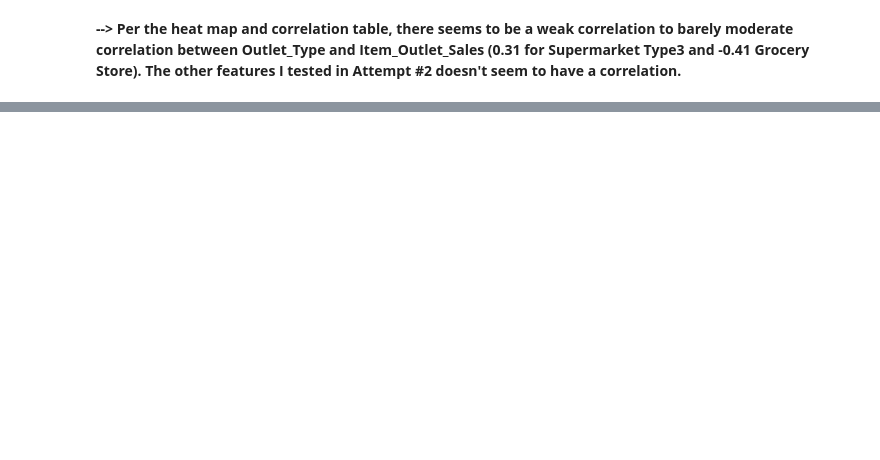
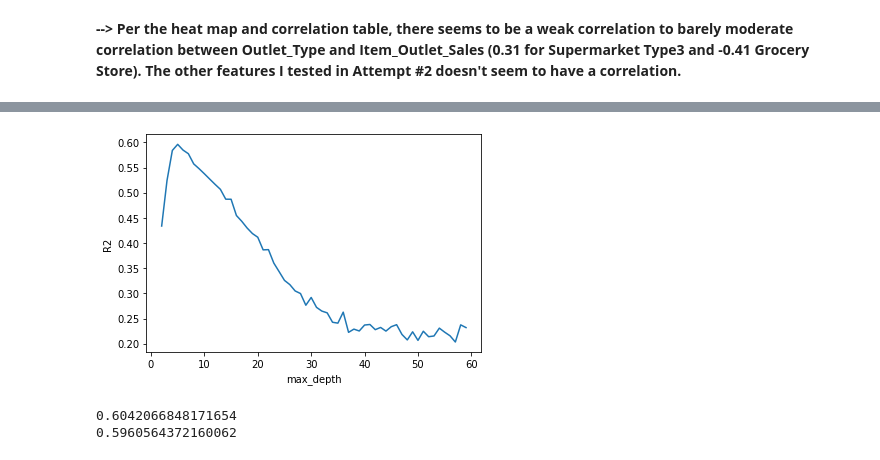
Before and after one commit to v-3sg/sales_predictions, a Jupyter notebook: sales_predictions.ipynb, the cells around one changed output, grey strips where cells are left out. Cells and saved outputs as stored; diff of their text form; code cells hidden in the pictures; blank space fills up the shorter version.

```diff
--- a/sales_predictions.ipynb
+++ b/sales_predictions.ipynb
@@ -635,8 +511,8 @@ Assign the "Item_Outlet_Sales" column as your target and the rest of the variabl
 # %%
 #set features matrix (X)
 #set 'Item_Outlet_Sales' as target (y)
-X = new_df.drop('Item_Outlet_Sales', axis=1)
-y = new_df['Item_Outlet_Sales']
+X = encoded_df.drop('Item_Outlet_Sales', axis=1)
+y = encoded_df['Item_Outlet_Sales']
 # %%
 print(X.shape)
 print(y.shape)
@@ -816,0 +711,3 @@ sns.heatmap(correlate_df2, annot = True, cmap="coolwarm");
+# %%
+#instance of model
+dec_tree = DecisionTreeRegressor(random_state = 42)
@@ -816,0 +716,3 @@ sns.heatmap(correlate_df2, annot = True, cmap="coolwarm");
+# %%
+#fit model
+dec_tree.fit(X_train, y_train)
@@ -816,0 +746,12 @@ sns.heatmap(correlate_df2, annot = True, cmap="coolwarm");
+# %%
+#use function code to tune parameters
+# List of values to try for max_depth:
+max_depth_range = list(range(2, 60)) # will try every value between 2 and 60
+# List to store the score for each value of max_depth:
+r2_dec_tree = []
+for depth in max_depth_range:
+    dec_tree = DecisionTreeRegressor(max_depth = depth,
+                             random_state = 42)
+    dec_tree.fit(X_train, y_train)
+    dec_tree_score = dec_tree.score(X_test, y_test)
+    r2_dec_tree.append(dec_tree_score)
@@ -816,0 +779,20 @@ sns.heatmap(correlate_df2, annot = True, cmap="coolwarm");
+# %%
+# Visualize which max_depth leads to the highest r2 score
+import matplotlib.pyplot as plt
+plt.plot(max_depth_range, r2_dec_tree)
+plt.xlabel('max_depth')
+plt.ylabel('R2');
+# %% [output]
+[figure, added]
+# %%
+#max depth at 5 seems to have highest r^2 score
+#run the model with optimized value for max_depth
+dec_tree_5 = DecisionTreeRegressor(max_depth = 5, random_state = 42)
+dec_tree_5.fit(X_train, y_train)
+dec_train_5_score = dec_tree_5.score(X_train, y_train)
+dec_test_5_score = dec_tree_5.score(X_test, y_test)
+print(dec_train_5_score)
+print(dec_test_5_score)
+# %% [output]
+0.6042066848171654
+0.5960564372160062
```
Also changed, not shown: parts of 86 cells of this notebook.
